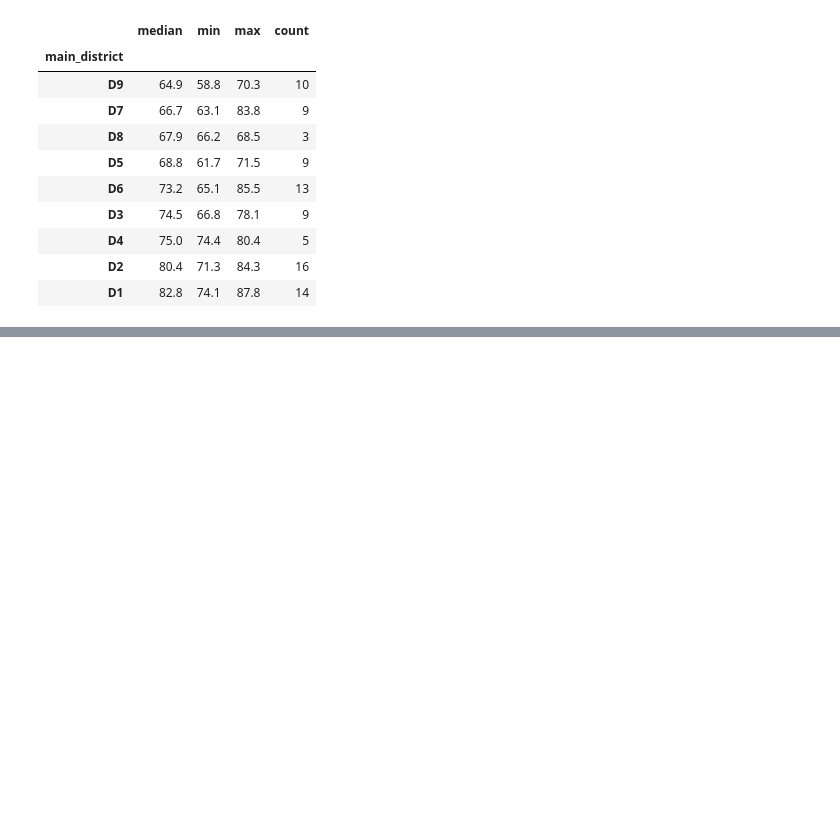
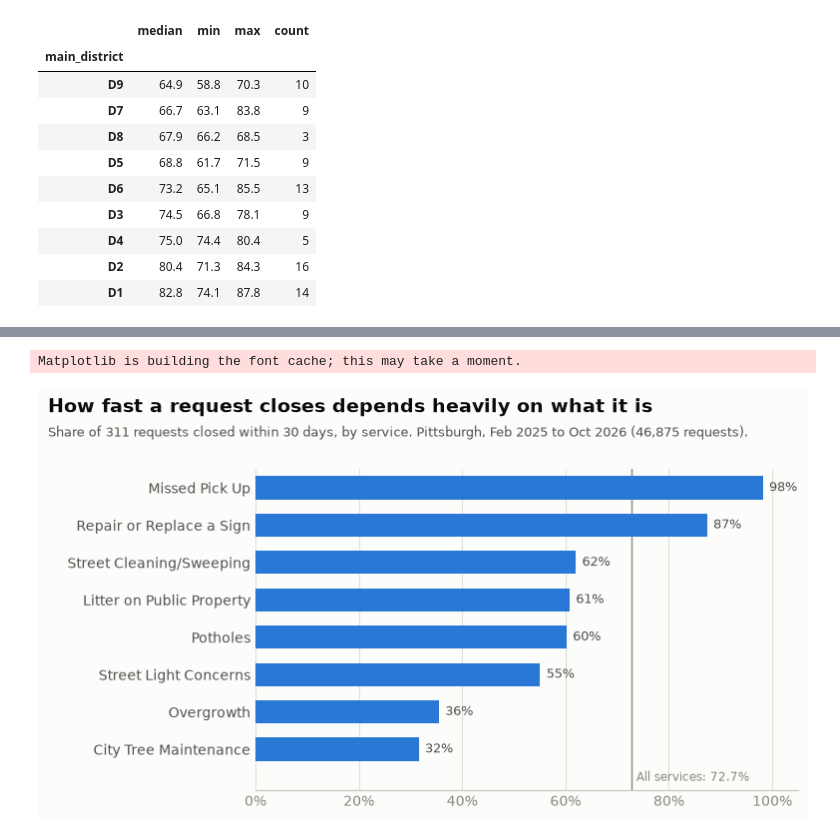
Before and after one commit to nikul-m/pittsburgh-311-response-times, a Jupyter notebook: notebooks/03_analysis.ipynb, the cells around one changed output, grey strips where cells are left out. Cells and saved outputs as stored; diff of their text form; code cells hidden in the pictures; blank space fills up the shorter version.

```diff
--- a/notebooks/03_analysis.ipynb
+++ b/notebooks/03_analysis.ipynb
@@ -234,0 +268,52 @@ res.groupby("main_district")["adjusted_rate"].agg(["median", "min", "max", "coun
+# %%
+import os
+import numpy as np
+import matplotlib.pyplot as plt
+from matplotlib.lines import Line2D
+
+FIG_DIR = "../figures"
+os.makedirs(FIG_DIR, exist_ok=True)
+
+INK, INK2, MUTED = "#0b0b0b", "#52514e", "#898781"     # text: primary, secondary, muted
+GRID, AXIS, SURFACE = "#e1e0d9", "#c3c2b7", "#fcfcfb"  # hairlines and background
+BLUE = "#2a78d6"                                       # the one data color
+CITYWIDE = 72.7                                        # % closed within 30 days, all of model_data
+
+plt.rcParams.update({
+    "figure.facecolor": SURFACE, "axes.facecolor": SURFACE, "savefig.facecolor": SURFACE,
+    "font.size": 10, "axes.edgecolor": AXIS, "axes.labelcolor": INK2,
+    "xtick.color": MUTED, "ytick.color": INK2,
+    "axes.spines.top": False, "axes.spines.right": False,
+})
+
+def add_titles(fig, title, subtitle):
+    fig.text(0.01, 0.985, title, ha="left", va="top", fontsize=13.5, fontweight="bold", color=INK)
+    fig.text(0.01, 0.925, subtitle, ha="left", va="top", fontsize=9.5, color=INK2)
+# %% [output]
+Matplotlib is building the font cache; this may take a moment.
+# %%
+s = by_subject.sort_values("rate")               # ascending, so the fastest bar ends up on top
+fig, ax = plt.subplots(figsize=(8, 4.6))
+fig.subplots_adjust(left=0.27, right=0.95, top=0.83, bottom=0.13)
+
+ax.barh(s.index, s["rate"], color=BLUE, height=0.62)
+for y, v in enumerate(s["rate"]):
+    ax.text(v + 1.2, y, f"{v:.0f}%", va="center", fontsize=9, color=INK2)
+
+ax.axvline(CITYWIDE, color=MUTED, lw=1, zorder=0)
+ax.text(CITYWIDE + 1, -0.75, f"All services: {CITYWIDE}%", fontsize=8.5, color=MUTED, va="center")
+
+ax.set_xlim(0, 105)
+ax.set_ylim(-1.1, len(s) - 0.5)
+ax.set_xticks(range(0, 101, 20))
+ax.set_xticklabels([f"{t}%" for t in range(0, 101, 20)])
+ax.xaxis.grid(True, color=GRID, lw=0.8)
+ax.set_axisbelow(True)
+ax.spines["left"].set_visible(False)
+ax.tick_params(axis="both", length=0)
+
+add_titles(fig, "How fast a request closes depends heavily on what it is",
+           "Share of 311 requests closed within 30 days, by service. Pittsburgh, Feb 2025 to Oct 2026 (46,875 requests).")
+fig.savefig(f"{FIG_DIR}/01_closure_by_service.png", dpi=200)
+# %% [output]
+[figure, added]
```
Also changed, not shown: parts of 4 cells of this notebook, 4 other files.
